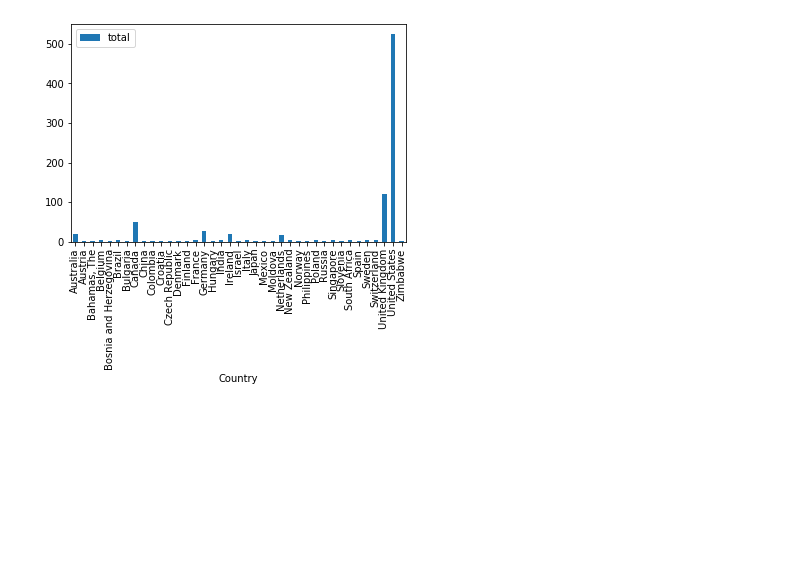
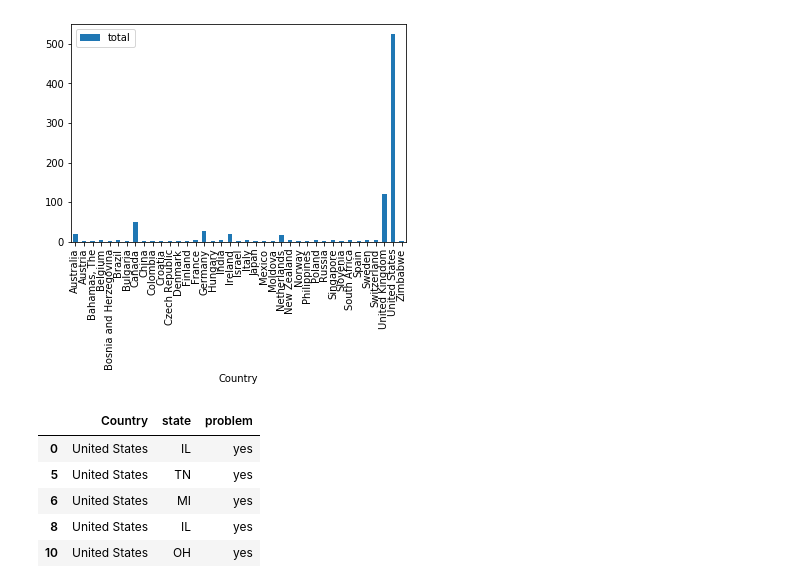
Before and after one commit to Rewanth23/rewanthassign, a Jupyter notebook: 1202finalassignment#4.ipynb, the cells around one changed output. Cells and saved outputs as stored; diff of their text form; code cells hidden in the pictures; blank space fills up the shorter version.

Commit message:
state mental illness

```diff
--- a/1202finalassignment#4.ipynb
+++ b/1202finalassignment#4.ipynb
@@ -57,3 +57,13 @@ mentalgroup.plot.bar(x="Country")
 # %% [output]
 <matplotlib.axes._subplots.AxesSubplot at 0x...>
 [figure]
+# %%
+mentalus = mental_y[mental_y['Country'].str.contains('United States')]
+mentalus.head()
+# %% [output]
+|  | Country | state | problem |
+| 0 | United States | IL | yes |
+| 5 | United States | TN | yes |
+| 6 | United States | MI | yes |
+| 8 | United States | IL | yes |
+| 10 | United States | OH | yes |
```
